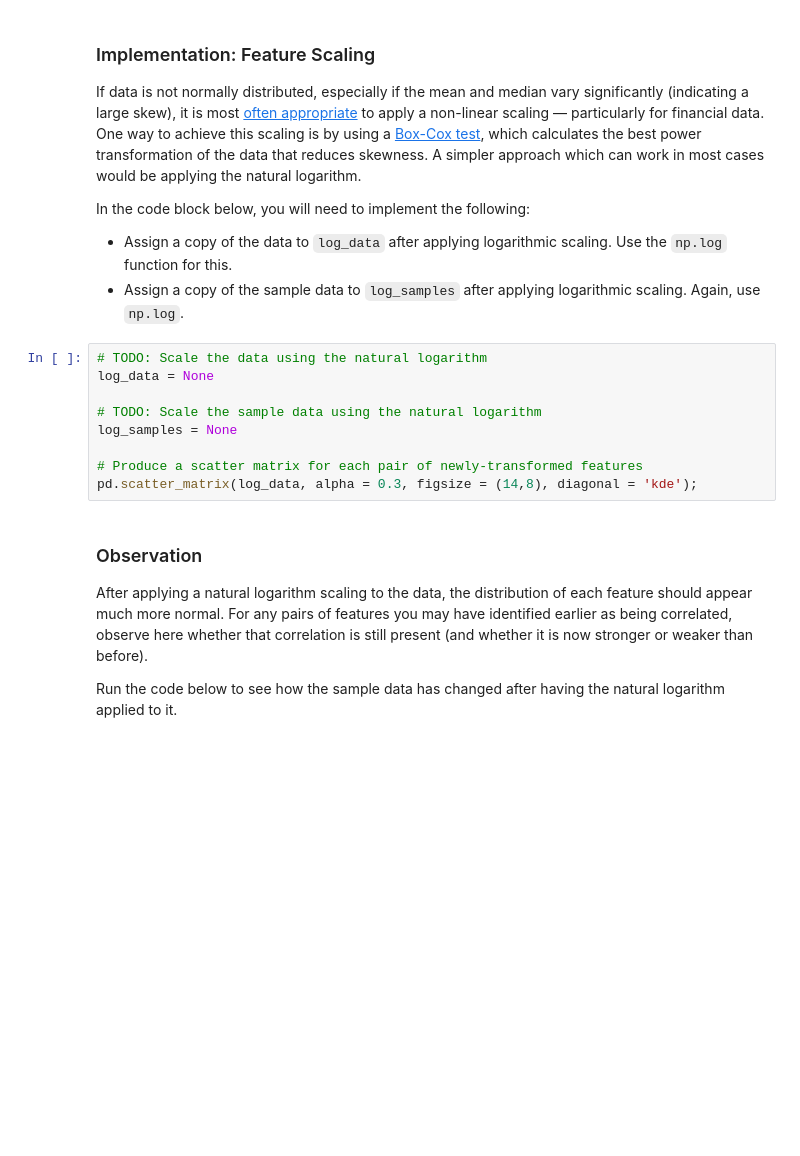
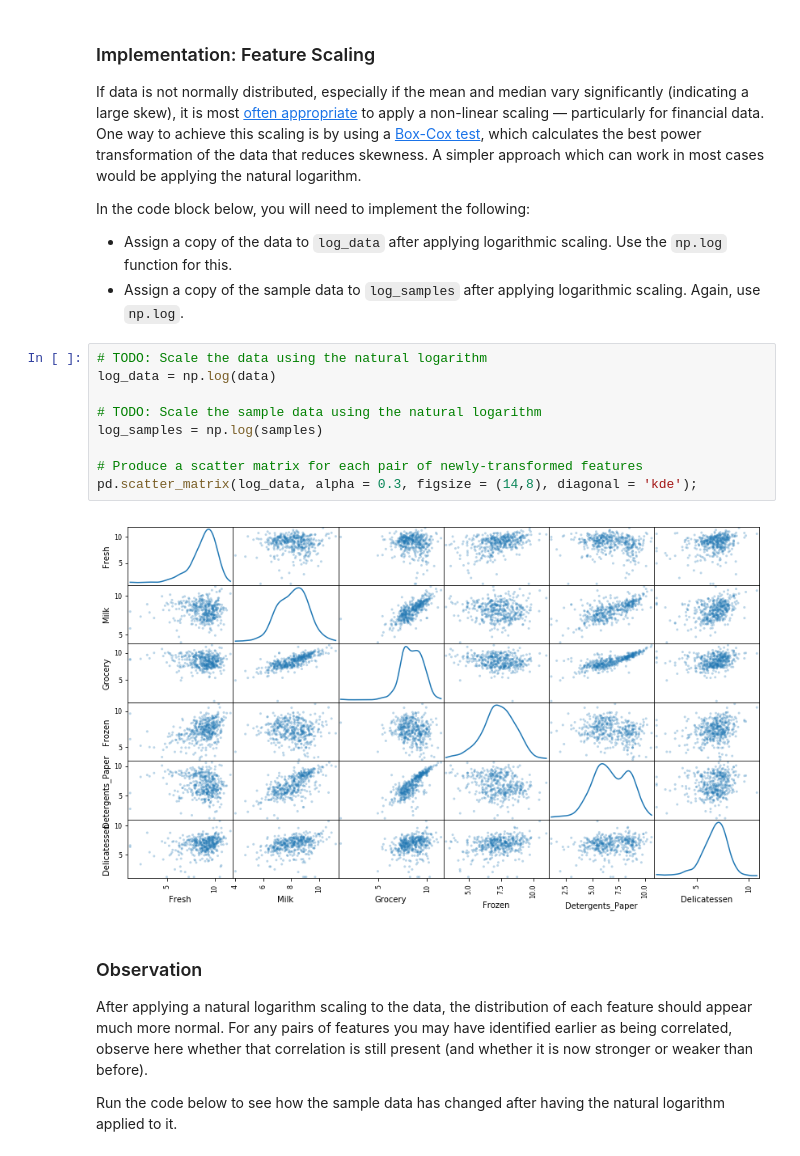
Before and after one commit to faberfred/Udacity_Machine_Learning_Engineer_Nanodegree_Program, a Jupyter notebook: projects/customer_segments/customer_segments.ipynb, the cells around one changed output. Cells and saved outputs as stored; diff of their text form; blank space fills up the shorter version.

```diff
--- a/projects/customer_segments/customer_segments.ipynb
+++ b/projects/customer_segments/customer_segments.ipynb
@@ -264,13 +269,15 @@ In the code block below, you will need to implement the following:
  - Assign a copy of the sample data to `log_samples` after applying logarithmic scaling. Again, use `np.log`.
 # %%
 # TODO: Scale the data using the natural logarithm
-log_data = None
+log_data = np.log(data)
 
 # TODO: Scale the sample data using the natural logarithm
-log_samples = None
+log_samples = np.log(samples)
 
 # Produce a scatter matrix for each pair of newly-transformed features
 pd.scatter_matrix(log_data, alpha = 0.3, figsize = (14,8), diagonal = 'kde');
+# %% [output]
+[figure, added]
 # %% [markdown]
 ### Observation
 After applying a natural logarithm scaling to the data, the distribution of each feature should appear much more normal. For any pairs of features you may have identified earlier as being correlated, observe here whether that correlation is still present (and whether it is now stronger or weaker than before).
```
Also changed, not shown: parts of 11 cells of this notebook.
